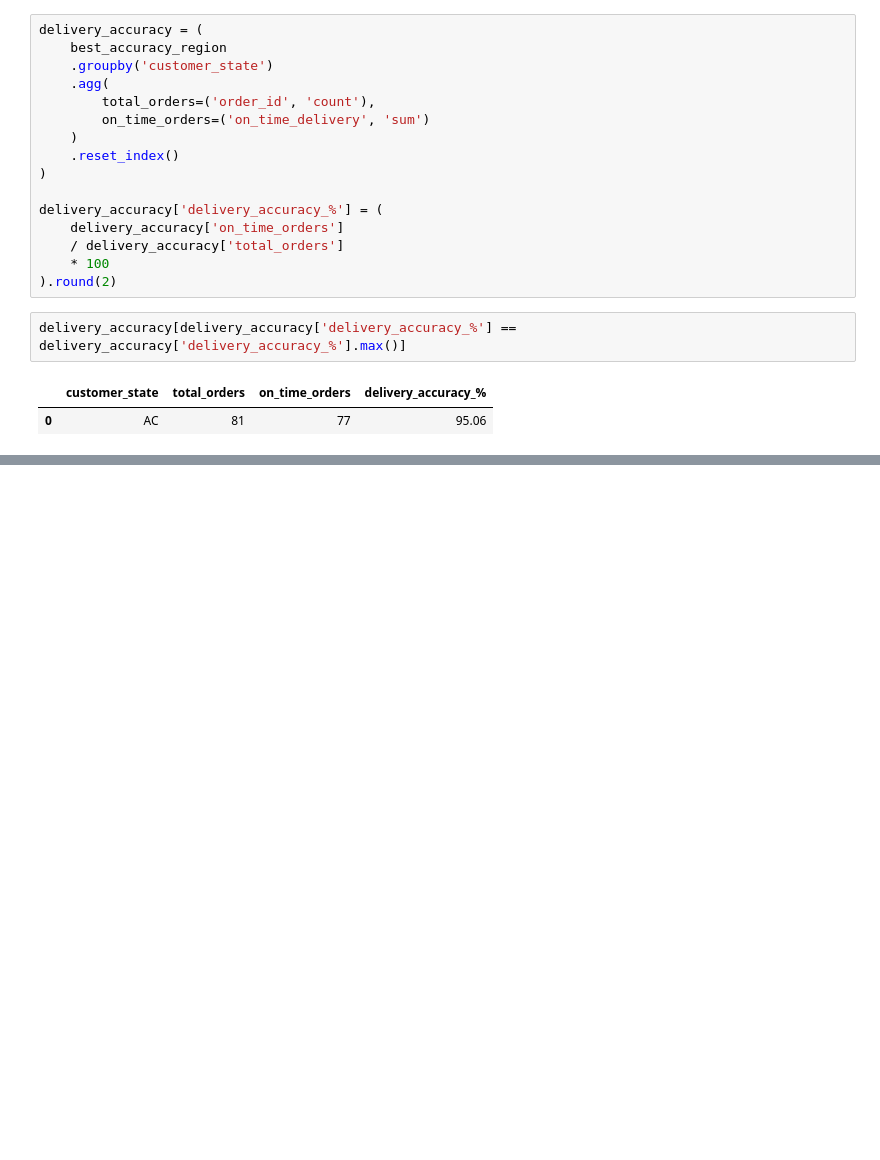
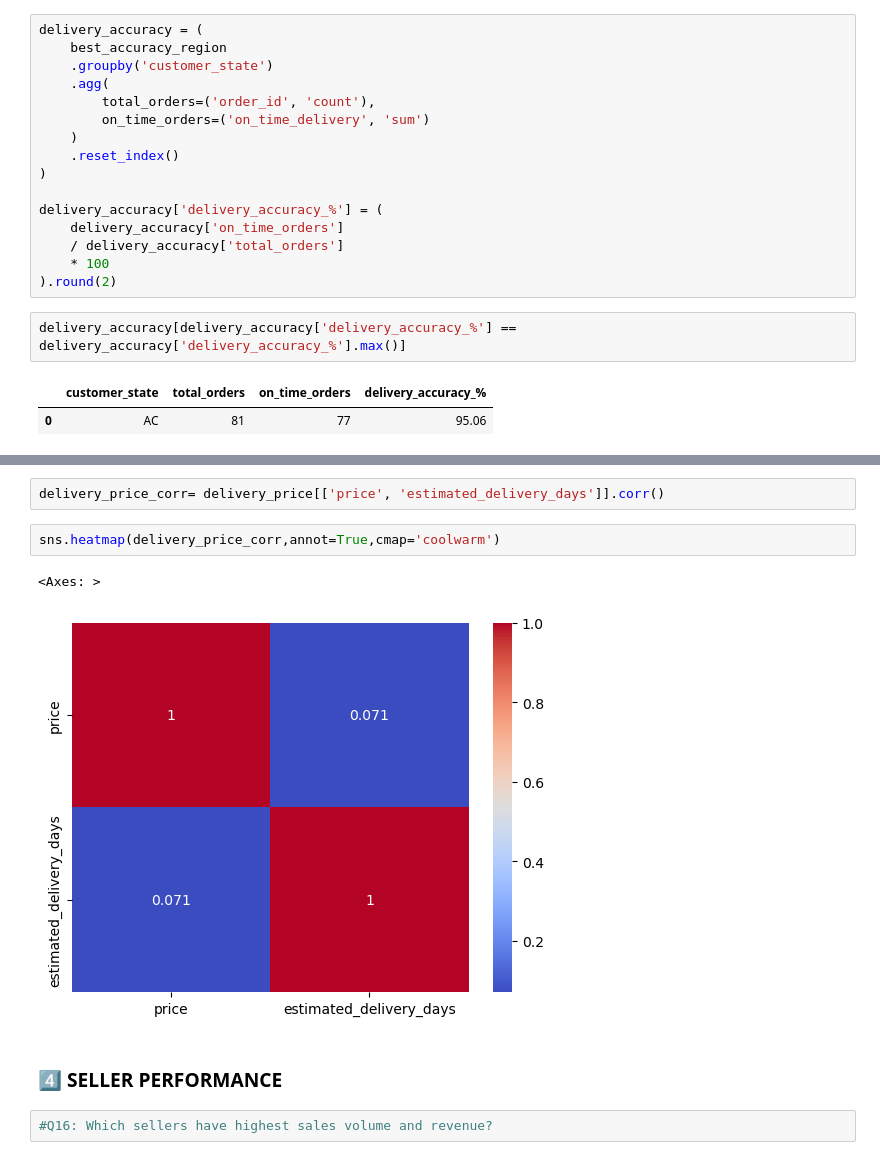
Before and after one commit to Vinaychauhan06/E-Commerce-Analytics-Dashboard-Python-SQL-Power-BI-, a Jupyter notebook: 02_EDA_Analysis.ipynb, the cells around one changed output, grey strips where cells are left out. Drawn from its saved outputs; the diff is of its cells as text; blank space fills up the shorter version.

```diff
--- a/02_EDA_Analysis.ipynb
+++ b/02_EDA_Analysis.ipynb
@@ -998,0 +1089,11 @@ delivery_accuracy[delivery_accuracy['delivery_accuracy_%'] == delivery_accuracy[
+# %%
+delivery_price_corr= delivery_price[['price', 'estimated_delivery_days']].corr()
+# %%
+sns.heatmap(delivery_price_corr,annot=True,cmap='coolwarm')
+# %% [output]
+<Axes: >
+[figure, added]
+# %% [markdown]
+### 4️⃣ SELLER PERFORMANCE
+# %%
+#Q16: Which sellers have highest sales volume and revenue?
```
Also changed, not shown: parts of 45 cells of this notebook.
